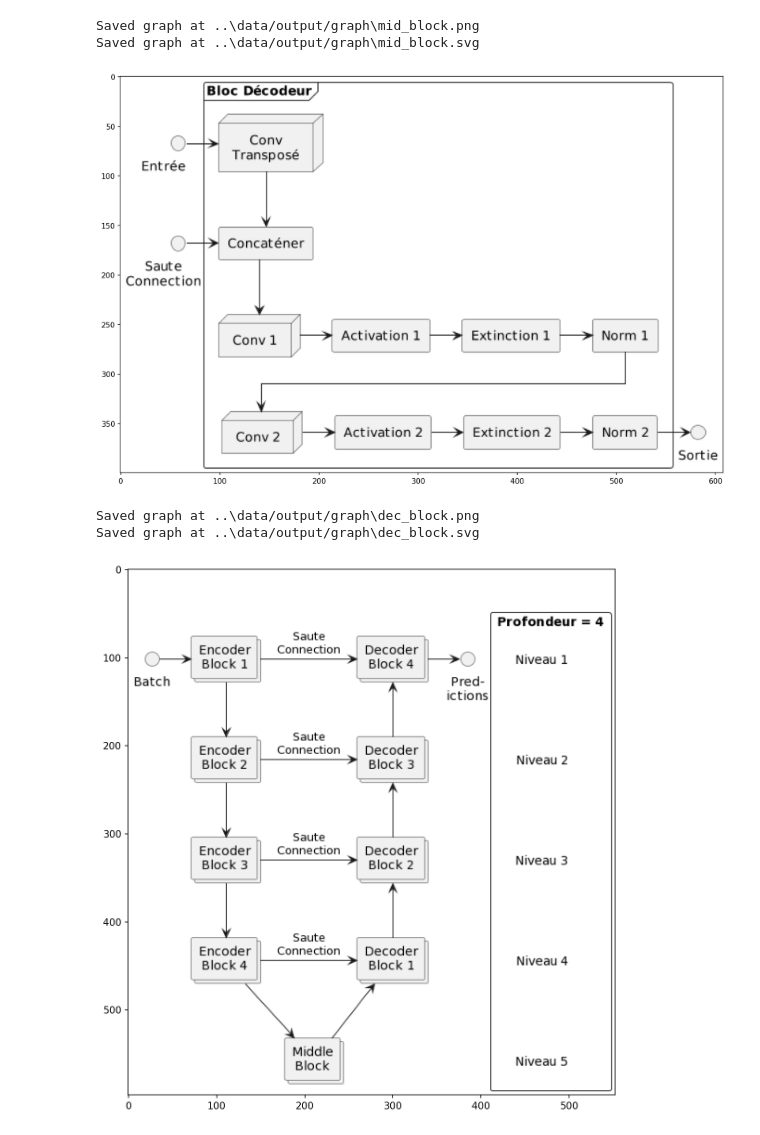
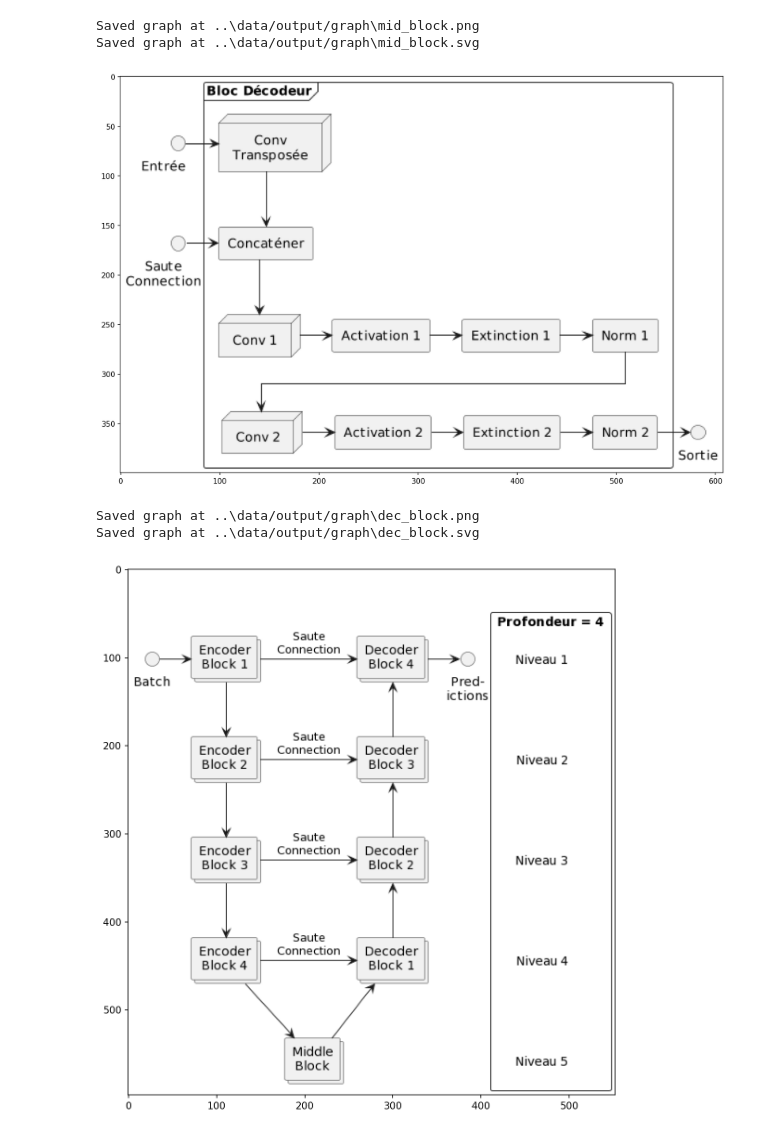
Before and after one commit to linum-uqam/carreno-cytonemes, a Jupyter notebook: notebooks/graphs.ipynb, the cells around one changed output. Saved outputs shown, nothing was run; the diff lists cells and outputs as text; code cells hidden in the pictures.

```diff
--- a/notebooks/graphs.ipynb
+++ b/notebooks/graphs.ipynb
@@ -220,41 +220,41 @@ skinparam defaultTextAlignment center
 interface "Saute        \\nConnection        " as skip
 interface "Entrée        " as inp
 frame "Bloc Décodeur" {
-    node      "Conv\\nTransposé" as trans
+    node      "Conv\\nTransposée" as trans
     rectangle "Concaténer" as concat
     node      "Conv 1"
     rectangle "Activation 1"
     rectangle "Norm 1"
     rectangle "Extinction 1" as drop1
     node      "Conv 2"
     rectangle "Activation 2"
     rectangle "Norm 2"
     rectangle "Extinction 2" as drop2
 }
 interface "Sortie" as out
 
 ' links
 inp                -r->         trans
 inp                -d[hidden]-> skip
 trans              -d->         concat
 skip               -r->         concat
 concat             -d->         "Conv 1"
 "Conv 1"           -r->         "Activation 1"
 "Activation 1"     -r->         drop1
 drop1              -r->         "Norm 1"
 "Norm 1"            -->         "Conv 2"
 "Conv 2"           -r->         "Activation 2"
 "Activation 2"     -r->         drop2
 drop2              -r->         "Norm 2"
 "Norm 2"           -r->         out
 
 @enduml
 """
 render_graph(content)
 save_png_graph(filename, content)
 save_svg_graph(filename, content)
 # %% [output]
-[figure, old version]
+[figure, new version]
 Saved graph at ..\data/output/graph\dec_block.png
 Saved graph at ..\data/output/graph\dec_block.svg
 # %%
```
Also changed, not shown: 46 other files.
